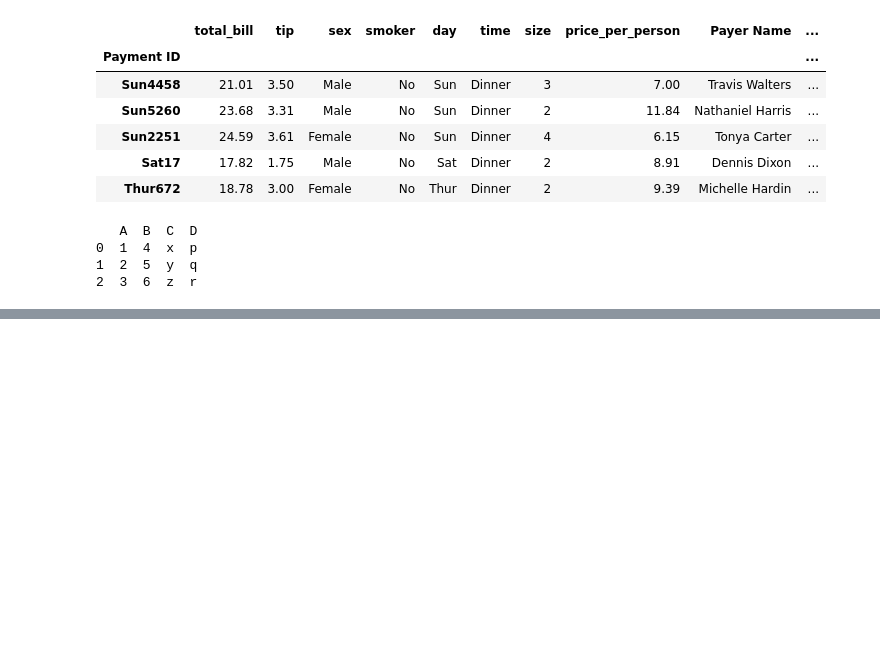
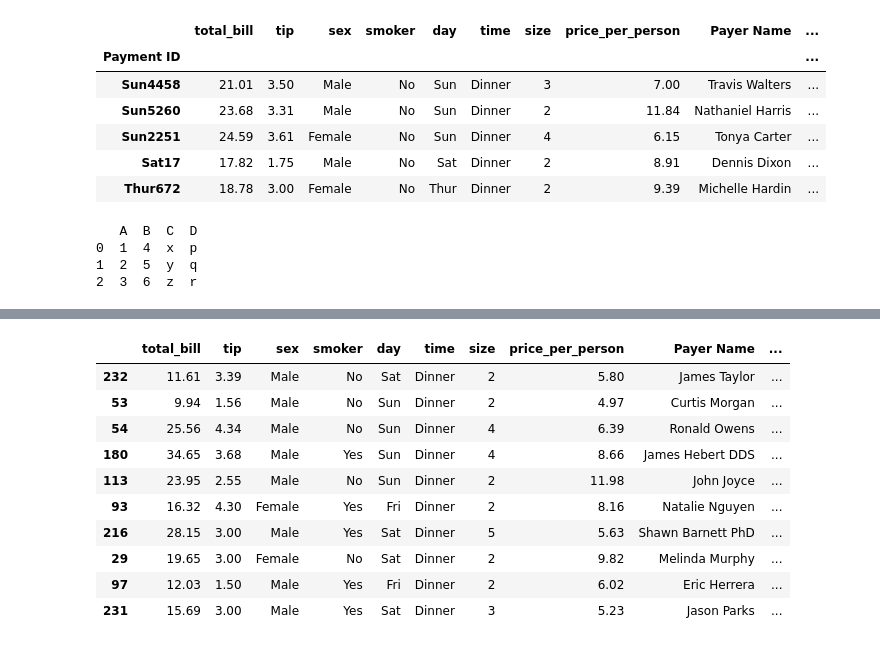
Before and after one commit to pythonai200425/04.09.2025, a Jupyter notebook: pd_lesson2_040925.ipynb, the cells around one changed output, grey strips where cells are left out. Drawn from its saved outputs; the diff is of its cells as text; code cells hidden in the pictures; blank space fills up the shorter version.

```diff
--- a/pd_lesson2_040925.ipynb
+++ b/pd_lesson2_040925.ipynb
@@ -213,0 +329,38 @@ df[df['Jan'] > 10]
+# %%
+## apply -- multiple column
+# create new column : 'Description'  if tip > 25% -- Generous , otherwise Not-Generous
+
+df = pd.read_csv("tips.csv")
+
+# df['CC'] = df['CC Number'].apply(lambda cc: cc[-4:])
+
+def get_generous(row):
+    tip_perc = 100 * row['tip'] / row['total_bill']
+    if tip_perc >= 25:
+        return 'Generous'
+    else:
+        return 'Not-Generous'
+
+df['Description'] = df.apply(get_generous, axis=1)  # axis=1 so the row will be sent (i.e. not column)
+
+# *Bonus -- in lambda
+# df['Description'] = df.apply(lambda row: 'Generous' if (100 * row['tip'] / row['total_bill']) >= 25 else 'Not-Generous', axis=1)
+
+# df[df['Description'] == 'Generous']
+
+df.sample(10)
+
+# create column 'short-details' = 'first-name' + 'smoker' (smoker=='Yes' ? 'smoker' otherwise 'non-smoker')
+# i.e. James non-smoker
+# %% [output]
+|  | total_bill | tip | sex | smoker | day | time | size | price_per_person | Payer Name | ... |
+| 232 | 11.61 | 3.39 | Male | No | Sat | Dinner | 2 | 5.80 | James Taylor | ... |
+| 53 | 9.94 | 1.56 | Male | No | Sun | Dinner | 2 | 4.97 | Curtis Morgan | ... |
+| 54 | 25.56 | 4.34 | Male | No | Sun | Dinner | 4 | 6.39 | Ronald Owens | ... |
+| 180 | 34.65 | 3.68 | Male | Yes | Sun | Dinner | 4 | 8.66 | James Hebert DDS | ... |
+| 113 | 23.95 | 2.55 | Male | No | Sun | Dinner | 2 | 11.98 | John Joyce | ... |
+| 93 | 16.32 | 4.30 | Female | Yes | Fri | Dinner | 2 | 8.16 | Natalie Nguyen | ... |
+| 216 | 28.15 | 3.00 | Male | Yes | Sat | Dinner | 5 | 5.63 | Shawn Barnett PhD | ... |
+| 29 | 19.65 | 3.00 | Female | No | Sat | Dinner | 2 | 9.82 | Melinda Murphy | ... |
+| 97 | 12.03 | 1.50 | Male | Yes | Fri | Dinner | 2 | 6.02 | Eric Herrera | ... |
+| 231 | 15.69 | 3.00 | Male | Yes | Sat | Dinner | 3 | 5.23 | Jason Parks | ... |
```
Also changed, not shown: parts of 3 cells of this notebook.
